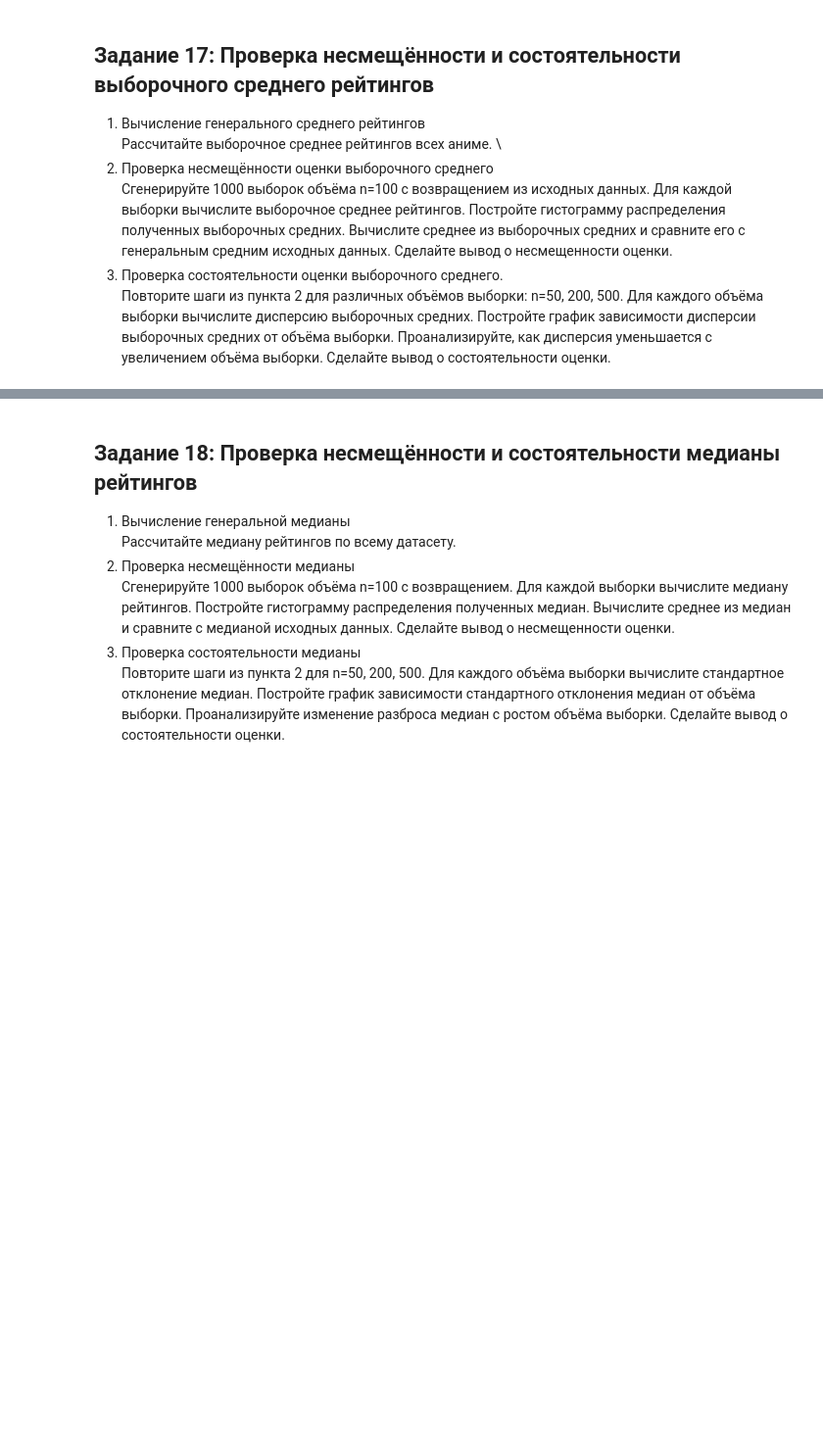
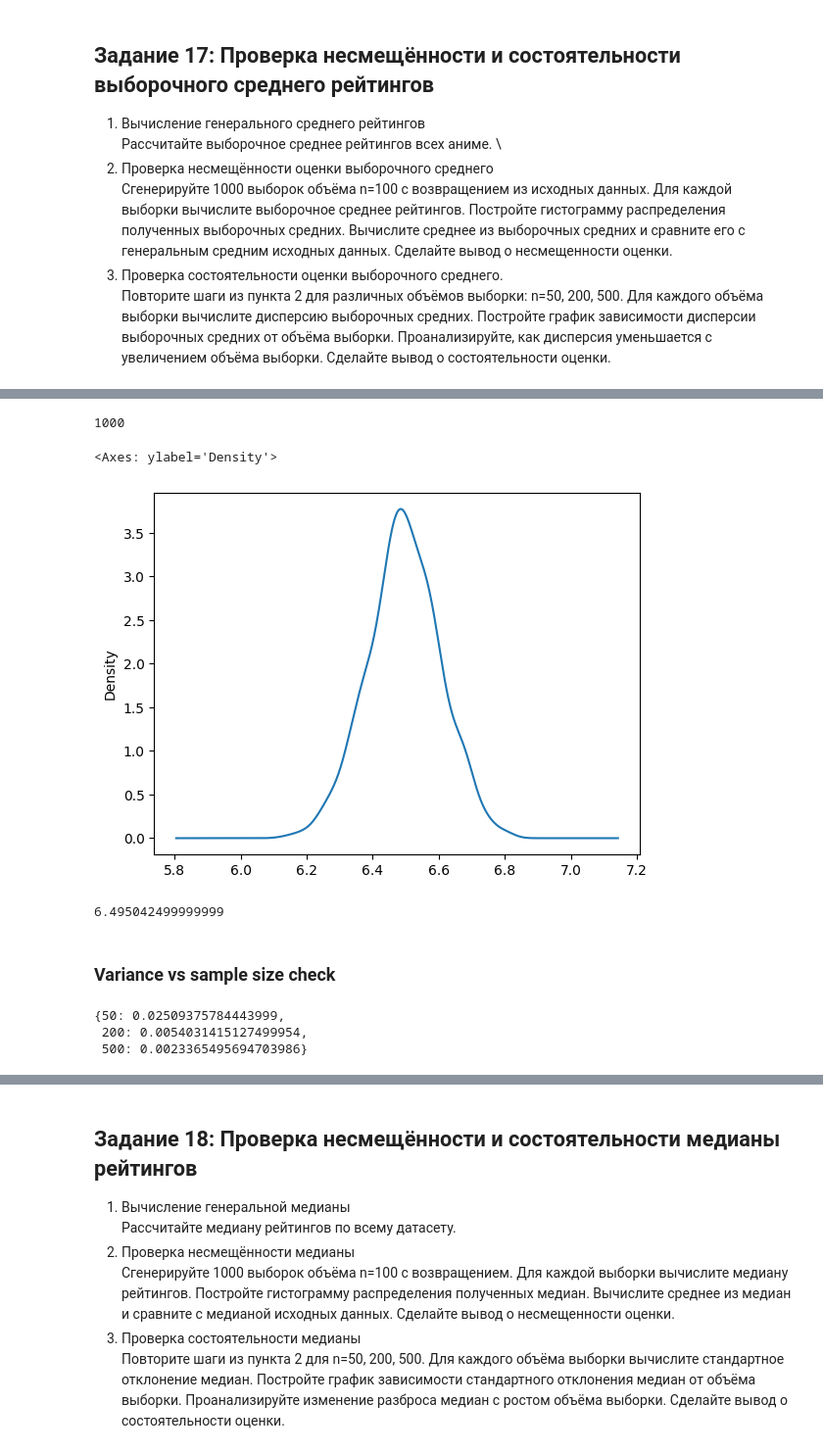
Before and after one commit to semwett0301/stat-ml-labs, a Jupyter notebook: statistic-course/math_stat_1.ipynb, the cells around one changed output, grey strips where cells are left out. Shown at 98% size. Drawn from its saved outputs; the diff is of its cells as text; code cells hidden in the pictures; blank space fills up the shorter version.

```diff
--- a/statistic-course/math_stat_1.ipynb
+++ b/statistic-course/math_stat_1.ipynb
@@ -704,0 +752,7 @@ normal_sample.std()
+# %%
+B = 1000
+n = 100
+rng = np.random.default_rng(42)
+# %%
+sampled_indexes = rng.integers(low=0, high=ratings_n, size=(B, n))
+sampled_indexes
@@ -704,0 +767,3 @@ normal_sample.std()
+# %%
+samples = ratings[sampled_indexes]
+samples
@@ -704,0 +778,16 @@ normal_sample.std()
+# %%
+sample_means = samples.mean(axis=1)
+len(sample_means)
+# %% [output]
+1000
+# %%
+pd.Series(sample_means).plot.kde()
+# %% [output]
+<Axes: ylabel='Density'>
+[figure, added]
+# %%
+sample_means.mean()
+# %% [output]
+6.495042499999999
+# %% [markdown]
+### Variance vs sample size check
@@ -704,0 +796,14 @@ normal_sample.std()
+# %%
+final_dict = {}
+
+for n_taken in N_RANGE:
+    sampled_indexes = rng.integers(low=0, high=ratings_n, size=(B, n_taken))
+    sample_means = ratings[sampled_indexes].mean(axis=1)
+
+    final_dict[n_taken] = sample_means.var()
+
+final_dict
+# %% [output]
+{50: 0.02509375784443999,
+ 200: 0.0054031415127499954,
+ 500: 0.0023365495694703986}
```
Also changed, not shown: parts of 16 cells of this notebook.
